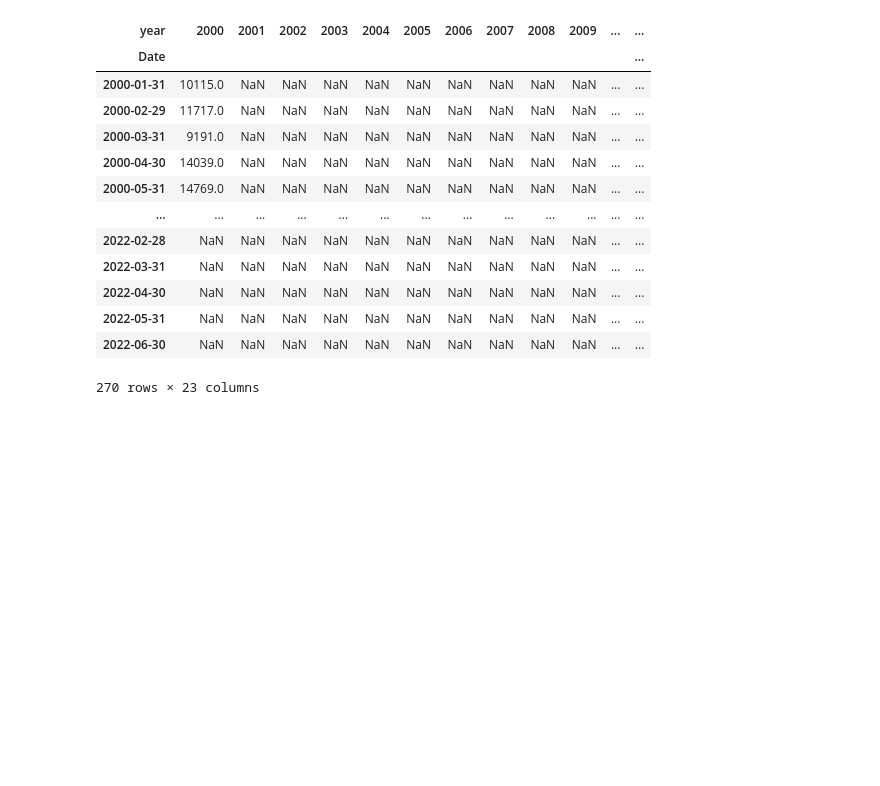
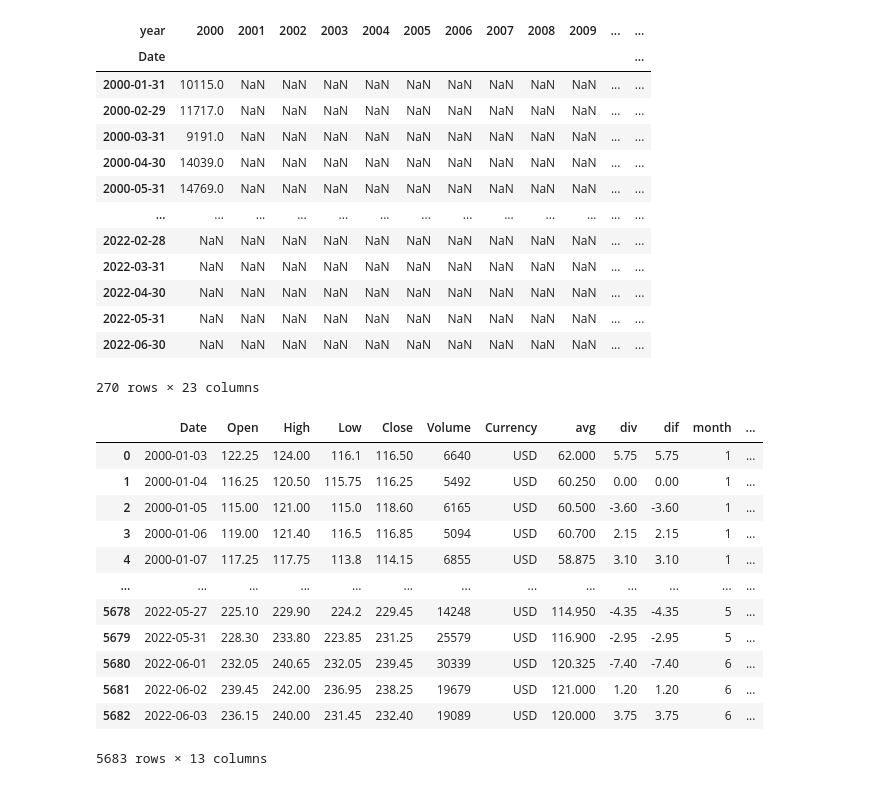
Before and after one commit to TeixeiraData/coffee-repository, a Jupyter notebook: first.ipynb, the cells around one changed output. Cells and saved outputs as stored; diff of their text form; code cells hidden in the pictures; blank space fills up the shorter version.

```diff
--- a/first.ipynb
+++ b/first.ipynb
@@ -562,3 +562,19 @@ monthly_max
 | 2022-05-31 | NaN | NaN | NaN | NaN | NaN | NaN | NaN | NaN | NaN | NaN | ... | ... |
 | 2022-06-30 | NaN | NaN | NaN | NaN | NaN | NaN | NaN | NaN | NaN | NaN | ... | ... |
 270 rows × 23 columns
+# %%
+coffee
+# %% [output]
+|  | Date | Open | High | Low | Close | Volume | Currency | avg | div | dif | month | ... |
+| 0 | 2000-01-03 | 122.25 | 124.00 | 116.1 | 116.50 | 6640 | USD | 62.000 | 5.75 | 5.75 | 1 | ... |
+| 1 | 2000-01-04 | 116.25 | 120.50 | 115.75 | 116.25 | 5492 | USD | 60.250 | 0.00 | 0.00 | 1 | ... |
+| 2 | 2000-01-05 | 115.00 | 121.00 | 115.0 | 118.60 | 6165 | USD | 60.500 | -3.60 | -3.60 | 1 | ... |
+| 3 | 2000-01-06 | 119.00 | 121.40 | 116.5 | 116.85 | 5094 | USD | 60.700 | 2.15 | 2.15 | 1 | ... |
+| 4 | 2000-01-07 | 117.25 | 117.75 | 113.8 | 114.15 | 6855 | USD | 58.875 | 3.10 | 3.10 | 1 | ... |
+| ... | ... | ... | ... | ... | ... | ... | ... | ... | ... | ... | ... | ... |
+| 5678 | 2022-05-27 | 225.10 | 229.90 | 224.2 | 229.45 | 14248 | USD | 114.950 | -4.35 | -4.35 | 5 | ... |
+| 5679 | 2022-05-31 | 228.30 | 233.80 | 223.85 | 231.25 | 25579 | USD | 116.900 | -2.95 | -2.95 | 5 | ... |
+| 5680 | 2022-06-01 | 232.05 | 240.65 | 232.05 | 239.45 | 30339 | USD | 120.325 | -7.40 | -7.40 | 6 | ... |
+| 5681 | 2022-06-02 | 239.45 | 242.00 | 236.95 | 238.25 | 19679 | USD | 121.000 | 1.20 | 1.20 | 6 | ... |
+| 5682 | 2022-06-03 | 236.15 | 240.00 | 231.45 | 232.40 | 19089 | USD | 120.000 | 3.75 | 3.75 | 6 | ... |
+5683 rows × 13 columns
```
Also changed, not shown: 1 other file.
